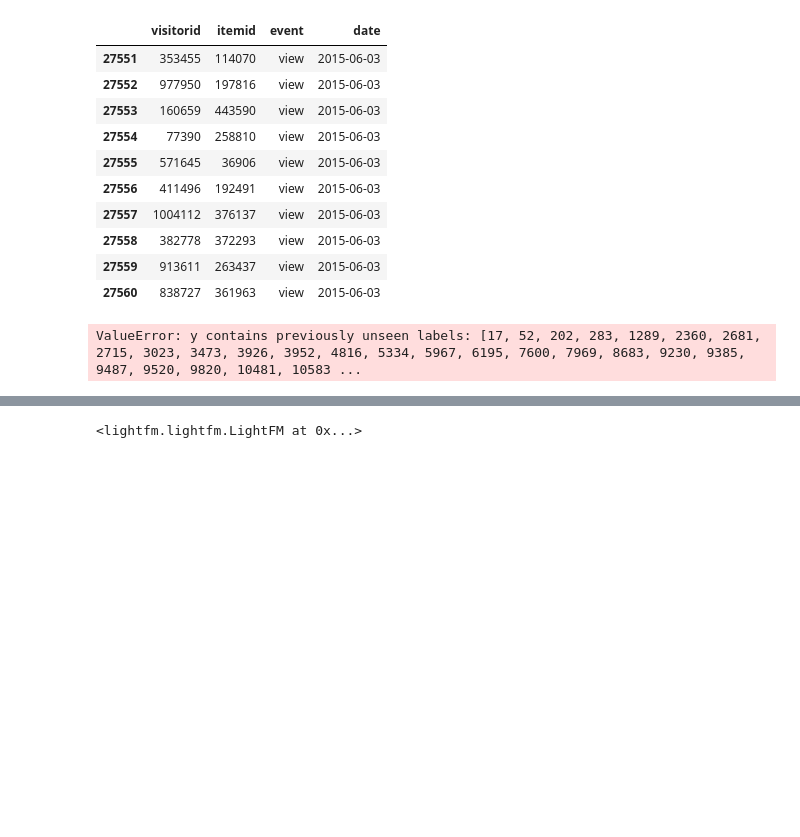
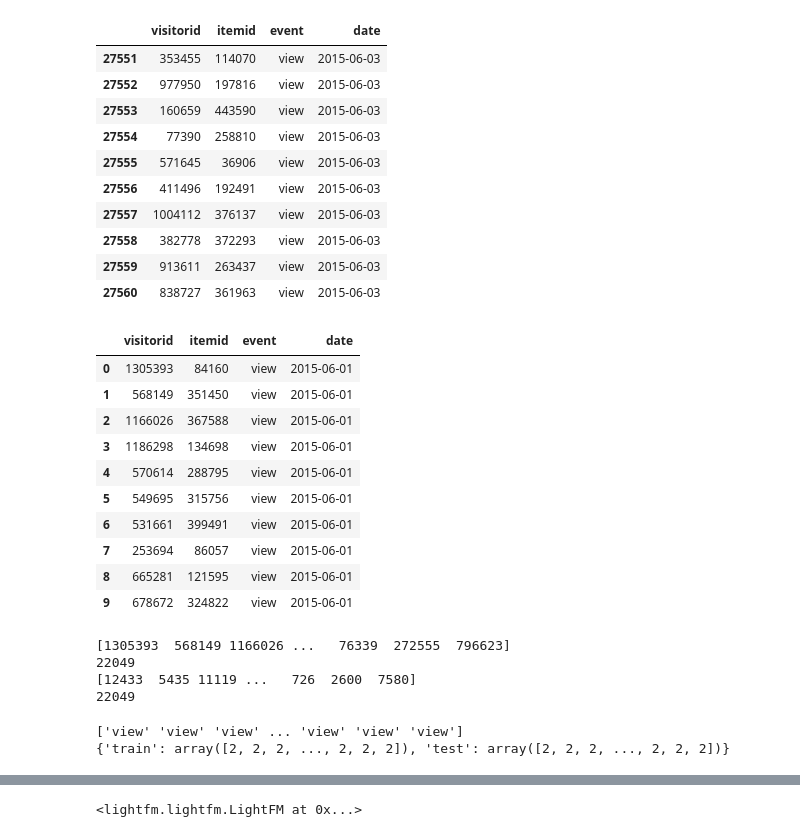
Before and after one commit to krishnachourasia/ecom-ml-engine, a Jupyter notebook: recomendation.ipynb, the cells around one changed output, grey strips where cells are left out. Saved outputs shown, nothing was run; the diff lists cells and outputs as text; code cells hidden in the pictures; blank space fills up the shorter version.

```diff
--- a/recomendation.ipynb
+++ b/recomendation.ipynb
@@ -195,9 +195,22 @@ events.tail(10)
 # %%
 # Selecting interval
 start_date = '2015-06-01'
 end_date = '2015-06-03'
 fd = lambda x: datetime.datetime.strptime(x, '%Y-%m-%d').date()
 events = events[(events.date >= fd(start_date)) & (events.date <= fd(end_date))]
+events.head(10)
+# %% [output]
+|  | visitorid | itemid | event | date |
+| 0 | 1305393 | 84160 | view | 2015-06-01 |
+| 1 | 568149 | 351450 | view | 2015-06-01 |
+| 2 | 1166026 | 367588 | view | 2015-06-01 |
+| 3 | 1186298 | 134698 | view | 2015-06-01 |
+| 4 | 570614 | 288795 | view | 2015-06-01 |
+| 5 | 549695 | 315756 | view | 2015-06-01 |
+| 6 | 531661 | 399491 | view | 2015-06-01 |
+| 7 | 253694 | 86057 | view | 2015-06-01 |
+| 8 | 665281 | 121595 | view | 2015-06-01 |
+| 9 | 678672 | 324822 | view | 2015-06-01 |
 # %%
 # Splitting train and test data
 split_point = np.int(np.round(events.shape[0]*0.8))
@@ -212,10 +225,18 @@ trans_cat_test = {}
 
 for k in id_cols:
     cate_enc = preprocessing.LabelEncoder()
-    trans_cat_train[k] = cate_enc.fit_transform(events_train[k].values)
-    trans_cat_test[k] = cate_enc.transform(events_test[k].values)
+    trans_cat_train[k] = cate_enc.fit_transform(events_train[k])
+    trans_cat_test[k] = cate_enc.transform(events_test[k])
-# %% [output]
-ValueError: y contains previously unseen labels: [17, 52, 202, 283, 1289, 2360, 2681, 2715, 3023, 3473, 3926, 3952, 4816, 5334, 5967, 6195, 7600, 7969, 8683, 9230, 9385, 9487, 9520, 9820, 10481, 10583 ...
+# %%
+print(events_train['visitorid'].values)
+print(events_train['visitorid'].size)
+print(trans_cat_train['visitorid'])
+print(trans_cat_train['visitorid'].size)
+# %% [output]
+[1305393  568149 1166026 ...   76339  272555  796623]
+22049
+[12433  5435 11119 ...   726  2600  7580]
+22049
 # %%
 # building ratings
 ratings = dict()
@@ -223,6 +244,12 @@ ratings = dict()
 cate_enc = preprocessing.LabelEncoder()
 ratings['train'] = cate_enc.fit_transform(events_train.event)
 ratings['test'] = cate_enc.transform(events_test.event)
+# %%
+print(events_train.event.values)
+print(ratings)
+# %% [output]
+['view' 'view' 'view' ... 'view' 'view' 'view']
+{'train': array([2, 2, 2, ..., 2, 2, 2]), 'test': array([2, 2, 2, ..., 2, 2, 2])}
 # %%
 # Storing dimensions
 n_users = len(np.unique(trans_cat_train['visitorid']))
```
Also changed, not shown: parts of 5 cells of this notebook, 6 other files.
